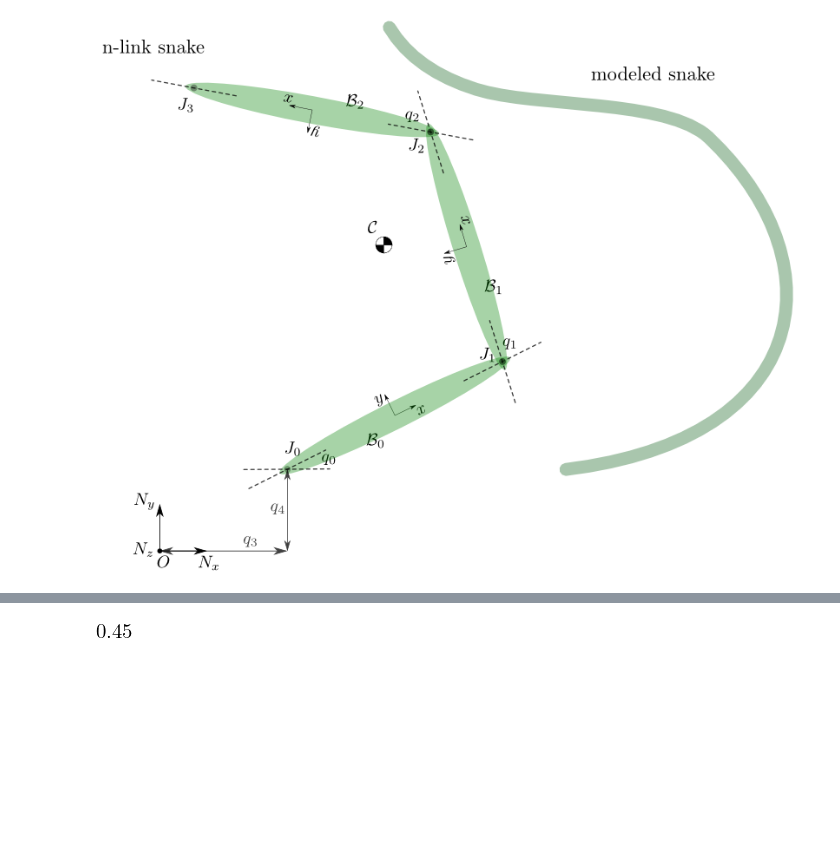
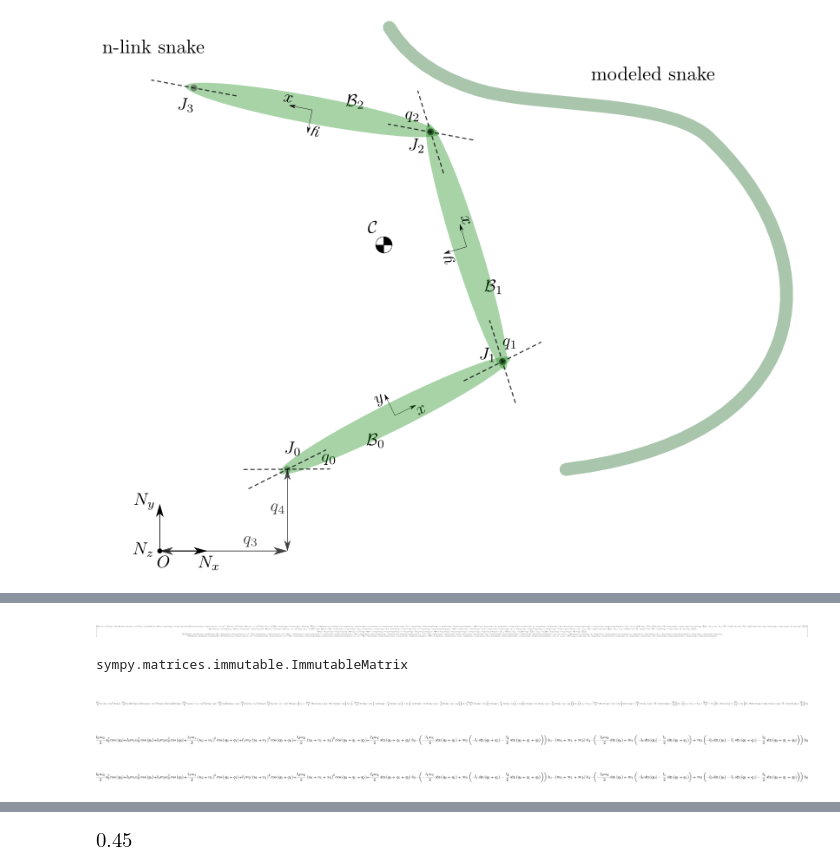
Before and after one commit to isaacyeaton/snaketurn, a Jupyter notebook: 3-link-snake-free-head.ipynb, the cells around one changed output, grey strips where cells are left out. Cells and saved outputs as stored; diff of their text form; code cells hidden in the pictures; blank space fills up the shorter version.

```diff
--- a/3-link-snake-free-head.ipynb
+++ b/3-link-snake-free-head.ipynb
@@ -163,0 +173,4 @@ kanezero = fr + frstar
+# %%
+kanezero
+# %% [output]
+[figure, added]
@@ -164,3 +179,19 @@ kanezero = fr + frstar
+# %%
+type(kz)
+# %% [output]
+sympy.matrices.immutable.ImmutableMatrix
+# %%
+kz[0]
+# %% [output]
+[figure, added]
+# %%
+kz[3]
+# %% [output]
+[figure, added]
+# %%
+sym.trigsimp(frstar[3])
+# %% [output]
+[figure, added]
 # %%
 # parameter values
 ls = .25                          # segment lengths
```
Also changed, not shown: parts of 17 cells of this notebook, 1 other file.
